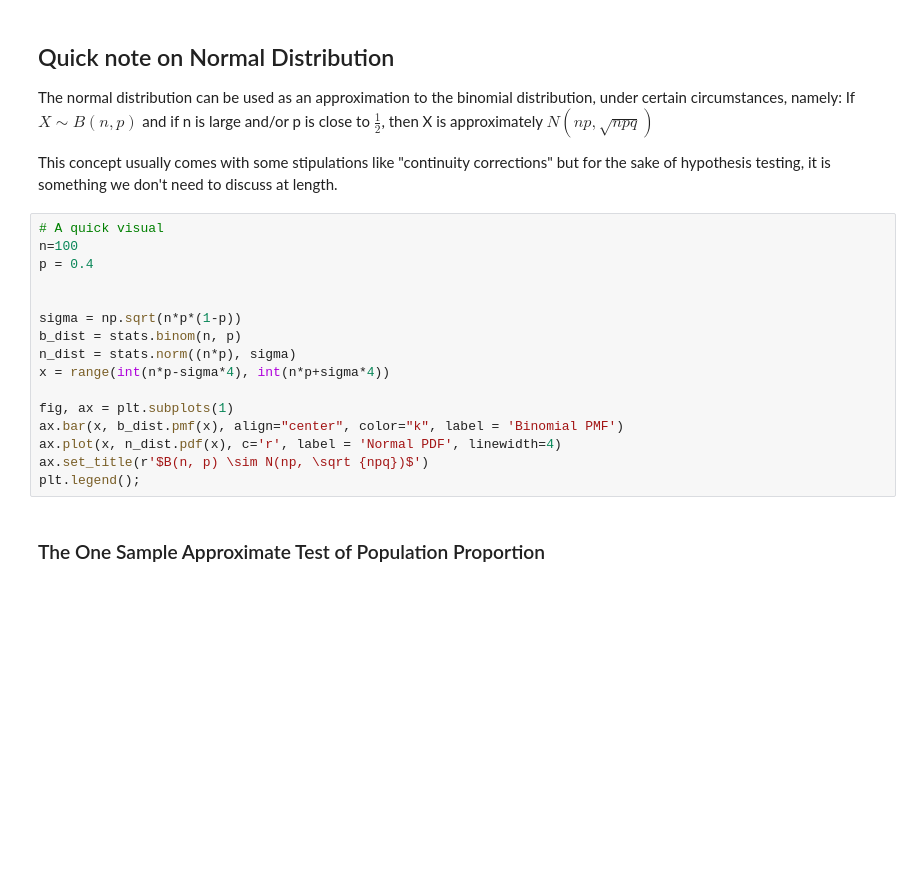
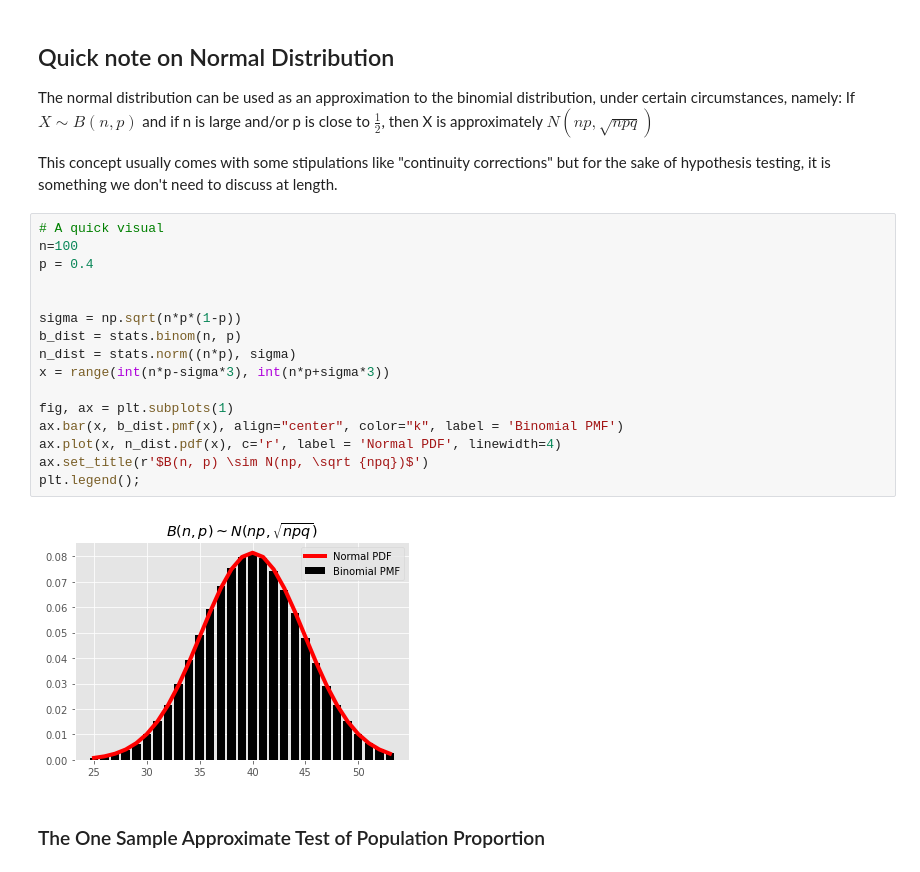
Before and after one commit to MekdiYilma/notes, a Jupyter notebook: hypothesis-testing/hypothesis-testing-heather.ipynb, the cells around one changed output. Drawn from its saved outputs; the diff is of its cells as text; blank space fills up the shorter version.

```diff
--- a/hypothesis-testing/hypothesis-testing-heather.ipynb
+++ b/hypothesis-testing/hypothesis-testing-heather.ipynb
@@ -18,19 +101,21 @@ This concept usually comes with some stipulations like "continuity corrections"
 # %%
 # A quick visual
 n=100
 p = 0.4
 
 
 sigma = np.sqrt(n*p*(1-p))
 b_dist = stats.binom(n, p)
 n_dist = stats.norm((n*p), sigma)
-x = range(int(n*p-sigma*4), int(n*p+sigma*4))
+x = range(int(n*p-sigma*3), int(n*p+sigma*3))
 
 fig, ax = plt.subplots(1)
 ax.bar(x, b_dist.pmf(x), align="center", color="k", label = 'Binomial PMF')
 ax.plot(x, n_dist.pdf(x), c='r', label = 'Normal PDF', linewidth=4)
 ax.set_title(r'$B(n, p) \sim N(np, \sqrt {npq})$')
 plt.legend();
+# %% [output]
+[figure, added]
 # %% [markdown]
 ### The One Sample Approximate Test of Population Proportion
 # %% [markdown]
```
Also changed, not shown: parts of 31 cells of this notebook.
